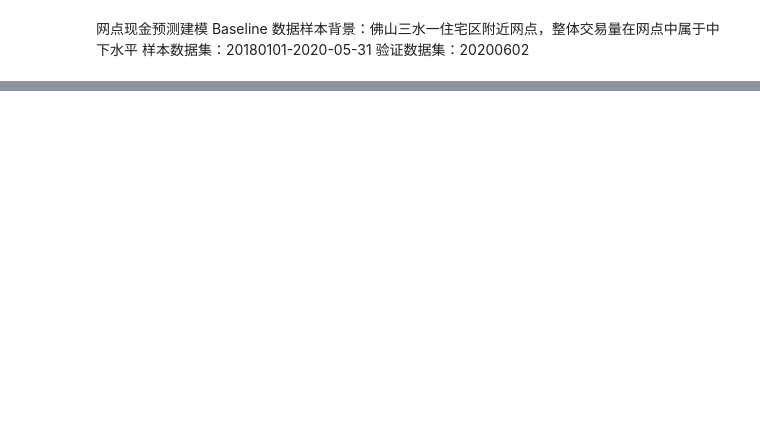
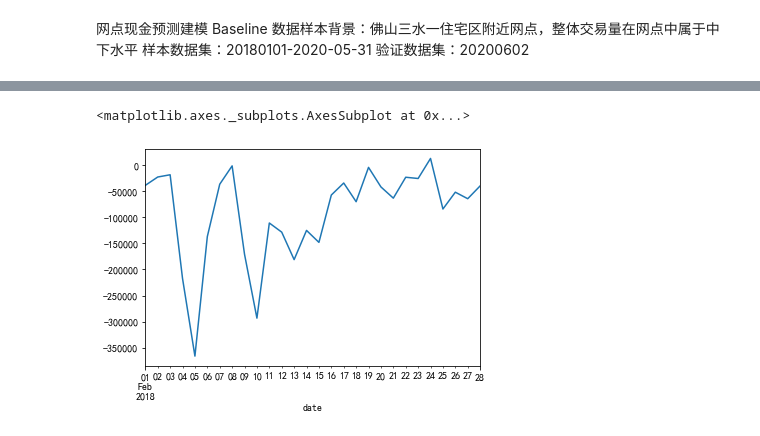
Before and after one commit to TerryCh1995/personal_case_study, a Jupyter notebook: baseline.ipynb, the cells around one changed output, grey strips where cells are left out. Cells and saved outputs as stored; diff of their text form; code cells hidden in the pictures; blank space fills up the shorter version.

```diff
--- a/baseline.ipynb
+++ b/baseline.ipynb
@@ -212,0 +105,5 @@ cash_flow_daily.head(20)
+# %%
+daily_cash_req['cash_req']['20180201':'20180228'].plot()
+# %% [output]
+<matplotlib.axes._subplots.AxesSubplot at 0x...>
+[figure, added]
```
Also changed, not shown: parts of 38 cells of this notebook, 1 other file.
